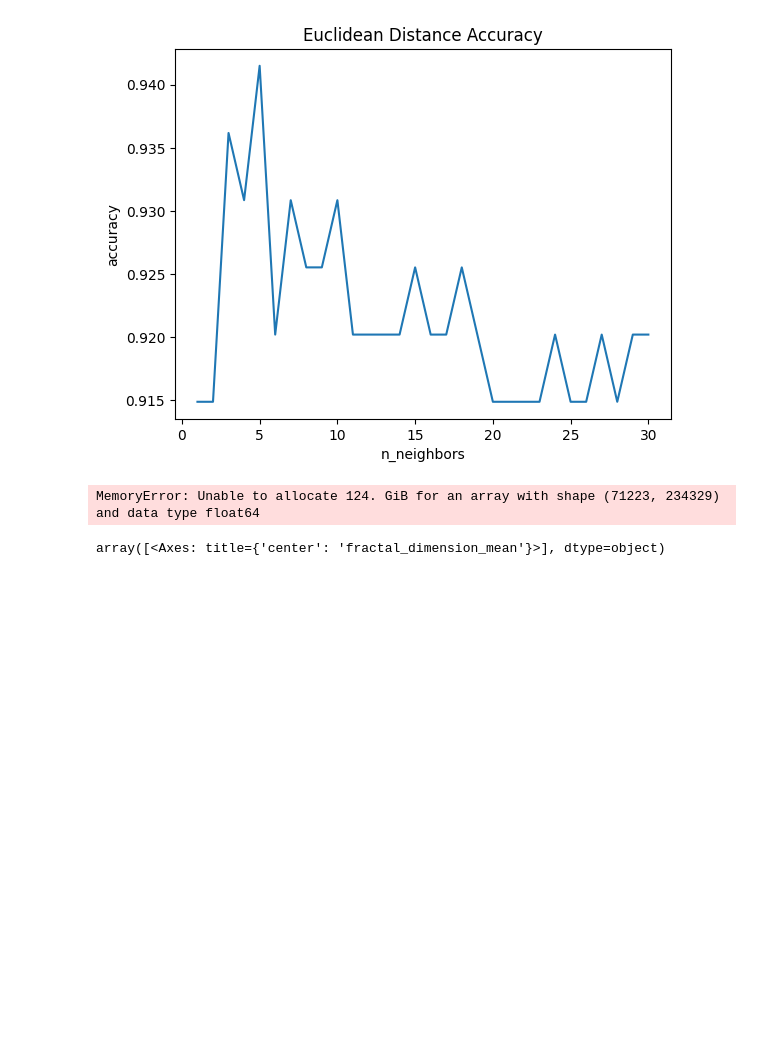
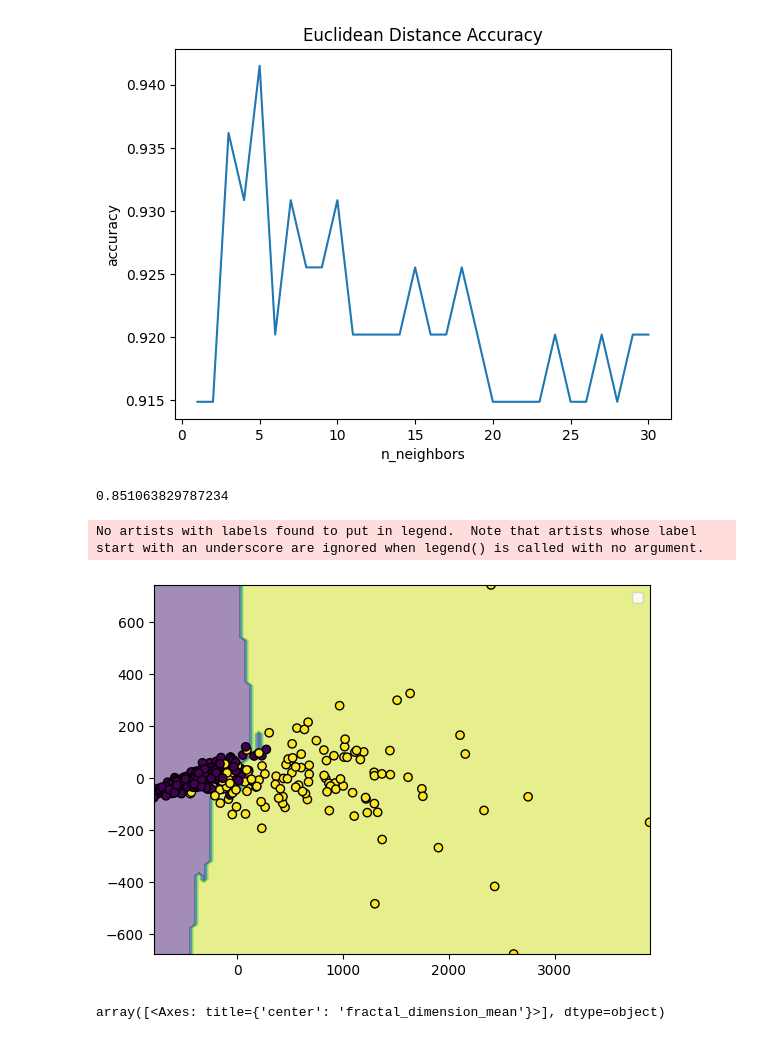
Before and after one commit to PratLyZol/potterProject, a Jupyter notebook: analysis.ipynb, the cells around one changed output. Drawn from its saved outputs; the diff is of its cells as text; code cells hidden in the pictures; blank space fills up the shorter version.

Commit message:
fixed regions

```diff
--- a/analysis.ipynb
+++ b/analysis.ipynb
@@ -1,6 +1,6 @@
 # %%
 import pandas as pd
-cancer = pd.read_csv("cancer.csv")
+cancer = pd.read_csv("Cancer.csv")
 # %%
 cancer.drop("id", inplace=True, axis=1)
 cancer
@@ -67,39 +67,30 @@ Text(0.5, 1.0, 'Euclidean Distance Accuracy')
 # %%
 from mlxtend.plotting import plot_decision_regions
 from sklearn.decomposition import PCA
 from sklearn.metrics import accuracy_score
-
+from sklearn.inspection import DecisionBoundaryDisplay
 pca = PCA(n_components=2)
 X = pca.fit_transform(X_train)
 y = y_train.replace('M', 2)
 y = y.replace('B', 1)
 y = y.to_numpy()
 KNN = KNeighborsClassifier(n_neighbors=5, p = 2)
 KNN = KNN.fit(X, y)
 x_test = pca.fit_transform(X_test)
 y_true2 = y_test.replace('M', 2)
 y_true2 = y_true2.replace('B', 1)
 predicted = KNN.predict(x_test)
-h = .02
-x_min, x_max = X[:, 0].min() - 1, X[:, 0].max() + 1
-y_min, y_max = X[:, 1].min() - 1, X[:, 1].max() + 1
-xx, yy = np.meshgrid(np.arange(x_min, x_max, h),
-                         np.arange(y_min, y_max, h))
-Z = KNN.predict(np.c_[xx.ravel(), yy.ravel()])
-
-    # Put the result into a color plot
-Z = Z.reshape(xx.shape)
-plt.figure()
-plt.pcolormesh(xx, yy, Z)
-
-    # Plot also the training points
-plt.scatter(X[:, 0], X[:, 1], c=y)
-plt.xlim(xx.min(), xx.max())
-plt.ylim(yy.min(), yy.max())
 print(accuracy_score(y_true2, predicted))
-plot_decision_regions(X, y.astype(np.int_), clf = KNN, legend = 2)
+disp = DecisionBoundaryDisplay.from_estimator(
+    KNN, X, response_method="predict", alpha=0.5
+)
+disp.ax_.scatter(X[:, 0], X[:, 1], c = y, edgecolors="k")
+disp.ax_.legend()
+plt.show()
 # %% [output]
-MemoryError: Unable to allocate 124. GiB for an array with shape (71223, 234329) and data type float64
+0.851063829787234
+No artists with labels found to put in legend.  Note that artists whose label start with an underscore are ignored when legend() is called with no argument.
+[figure, added]
 # %%
 # weights = default 0.9414893617021277 5
 # weights = distance 0.9414893617021277 3
```
